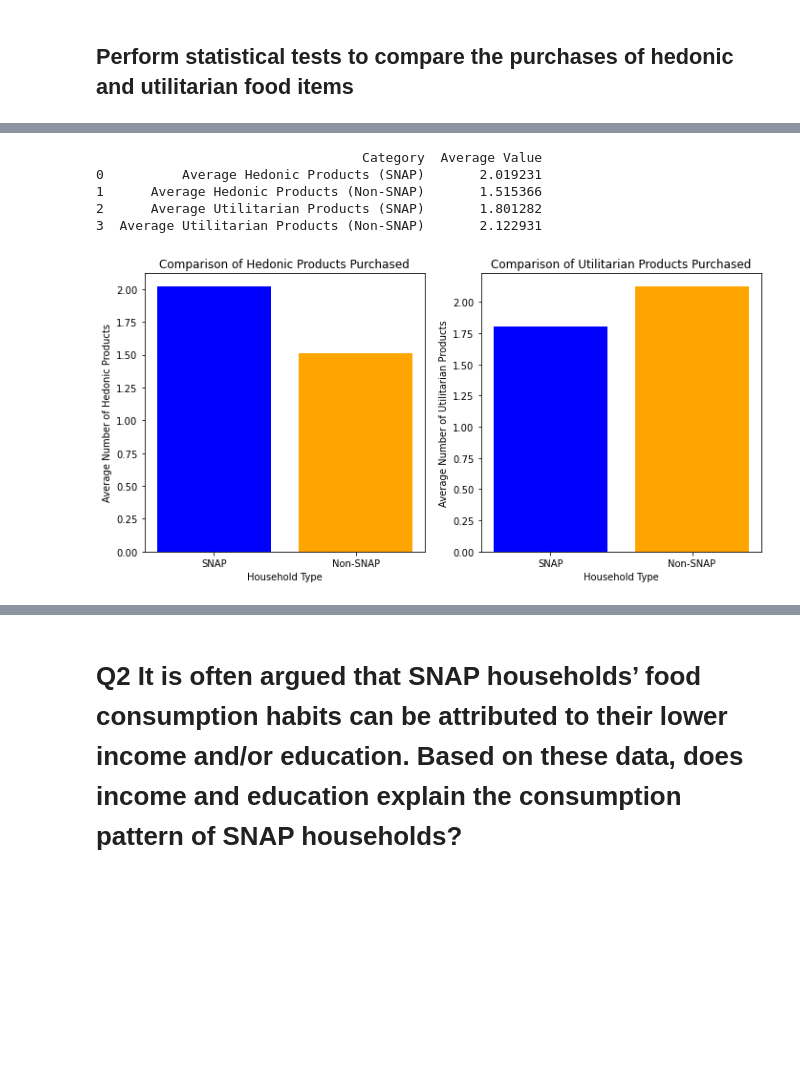
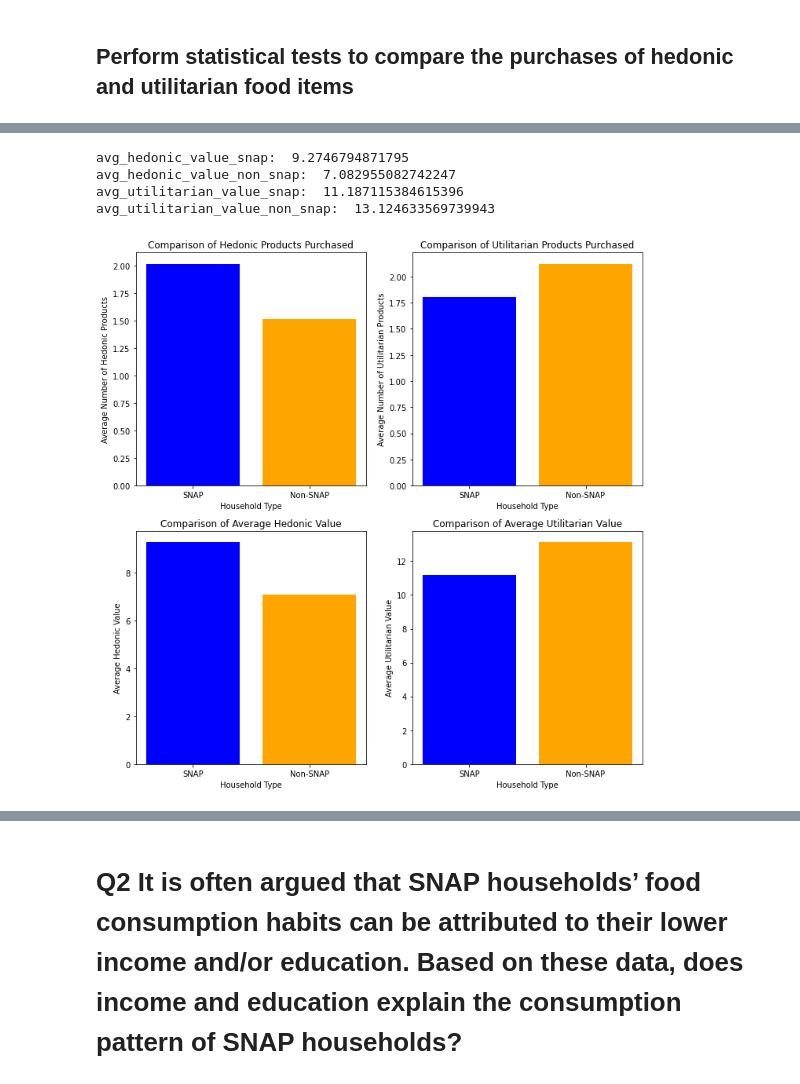
Before and after one commit to franklinjtan/Food-Stamps-Consumer-Behavior-Analysis, a Jupyter notebook: code/main.ipynb, the cells around one changed output, grey strips where cells are left out. Saved outputs shown, nothing was run; the diff lists cells and outputs as text; code cells hidden in the pictures; blank space fills up the shorter version.

```diff
--- a/code/main.ipynb
+++ b/code/main.ipynb
@@ -103,51 +133,75 @@ p-value: 0.0003265336401862399
 # %%
 # Calculate the average number of hedonic and utilitarian products for SNAP and non-SNAP households
 avg_hedonic_snap = snap_data['Number_HedonicProducts'].mean()
 avg_hedonic_non_snap = non_snap_data['Number_HedonicProducts'].mean()
 
 avg_utilitarian_snap = snap_data['Number_UtilitarianProducts'].mean()
 avg_utilitarian_non_snap = non_snap_data['Number_UtilitarianProducts'].mean()
 
+# Calculate the average hedonic and utilitarian values for SNAP and non-SNAP households
+avg_hedonic_value_snap = snap_data['Hedonic_Value'].mean()
+avg_hedonic_value_non_snap = non_snap_data['Hedonic_Value'].mean()
+
+avg_utilitarian_value_snap = snap_data['Utilitarian_Value'].mean()
+avg_utilitarian_value_non_snap = non_snap_data['Utilitarian_Value'].mean()
+
+print("avg_hedonic_value_snap: ", avg_hedonic_value_snap)
+print("avg_hedonic_value_non_snap: ", avg_hedonic_value_non_snap)
+print("avg_utilitarian_value_snap: ", avg_utilitarian_value_snap)
+print("avg_utilitarian_value_non_snap: ", avg_utilitarian_value_non_snap)
+
 # Create a dictionary with the average values
 data = {
     "Category": ["Average Hedonic Products (SNAP)", "Average Hedonic Products (Non-SNAP)",
-                 "Average Utilitarian Products (SNAP)", "Average Utilitarian Products (Non-SNAP)"],
-    "Average Value": [avg_hedonic_snap, avg_hedonic_non_snap, avg_utilitarian_snap, avg_utilitarian_non_snap]
+                 "Average Utilitarian Products (SNAP)", "Average Utilitarian Products (Non-SNAP)",
+                 "Average Hedonic Value (SNAP)", "Average Hedonic Value (Non-SNAP)",
+                 "Average Utilitarian Value (SNAP)", "Average Utilitarian Value (Non-SNAP)"],
+    "Average Value": [avg_hedonic_snap, avg_hedonic_non_snap, avg_utilitarian_snap, avg_utilitarian_non_snap,
+                      avg_hedonic_value_snap, avg_hedonic_value_non_snap, avg_utilitarian_value_snap,
+                      avg_utilitarian_value_non_snap]
 }
 
-# Create a dataframe from the dictionary
-df1 = pd.DataFrame(data)
-
-# Print the dataframe
-print(df1)
+# Create a DataFrame from the dictionary
+df = pd.DataFrame(data)
 
 # Create a figure with two subplots
-fig, axs = plt.subplots(1, 2, figsize=(10, 5))
+fig, axs = plt.subplots(2, 2, figsize=(10, 10))
 
 # Plot the average number of hedonic products
-axs[0].bar(['SNAP', 'Non-SNAP'], [avg_hedonic_snap, avg_hedonic_non_snap], color=['blue', 'orange'])
-axs[0].set_xlabel('Household Type')
-axs[0].set_ylabel('Average Number of Hedonic Products')
-axs[0].set_title('Comparison of Hedonic Products Purchased')
+axs[0, 0].bar(['SNAP', 'Non-SNAP'], [avg_hedonic_snap, avg_hedonic_non_snap], color=['blue', 'orange'])
+axs[0, 0].set_xlabel('Household Type')
+axs[0, 0].set_ylabel('Average Number of Hedonic Products')
+axs[0, 0].set_title('Comparison of Hedonic Products Purchased')
 
 # Plot the average number of utilitarian products
-axs[1].bar(['SNAP', 'Non-SNAP'], [avg_utilitarian_snap, avg_utilitarian_non_snap], color=['blue', 'orange'])
-axs[1].set_xlabel('Household Type')
-axs[1].set_ylabel('Average Number of Utilitarian Products')
-axs[1].set_title('Comparison of Utilitarian Products Purchased')
+axs[0, 1].bar(['SNAP', 'Non-SNAP'], [avg_utilitarian_snap, avg_utilitarian_non_snap], color=['blue', 'orange'])
+axs[0, 1].set_xlabel('Household Type')
+axs[0, 1].set_ylabel('Average Number of Utilitarian Products')
+axs[0, 1].set_title('Comparison of Utilitarian Products Purchased')
+
+# Plot the average hedonic values
+axs[1, 0].bar(['SNAP', 'Non-SNAP'], [avg_hedonic_value_snap, avg_hedonic_value_non_snap], color=['blue', 'orange'])
+axs[1, 0].set_xlabel('Household Type')
+axs[1, 0].set_ylabel('Average Hedonic Value')
+axs[1, 0].set_title('Comparison of Average Hedonic Value')
+
+# Plot the average utilitarian values
+axs[1, 1].bar(['SNAP', 'Non-SNAP'], [avg_utilitarian_value_snap, avg_utilitarian_value_non_snap], color=['blue', 'orange'])
+axs[1, 1].set_xlabel('Household Type')
+axs[1, 1].set_ylabel('Average Utilitarian Value')
+axs[1, 1].set_title('Comparison of Average Utilitarian Value')
 
 # Adjust the spacing between subplots
 plt.tight_layout()
 
 # Display the figure
 plt.show()
 # %% [output]
-                                  Category  Average Value
-0          Average Hedonic Products (SNAP)       2.019231
-1      Average Hedonic Products (Non-SNAP)       1.515366
-2      Average Utilitarian Products (SNAP)       1.801282
-3  Average Utilitarian Products (Non-SNAP)       2.122931
+avg_hedonic_value_snap:  9.2746794871795
+avg_hedonic_value_non_snap:  7.082955082742247
+avg_utilitarian_value_snap:  11.187115384615396
+avg_utilitarian_value_non_snap:  13.124633569739943
-[figure, old version]
+[figure, new version]
 # %% [markdown]
 ## Interpretation of Results
 
```
Also changed, not shown: parts of 12 cells of this notebook.
